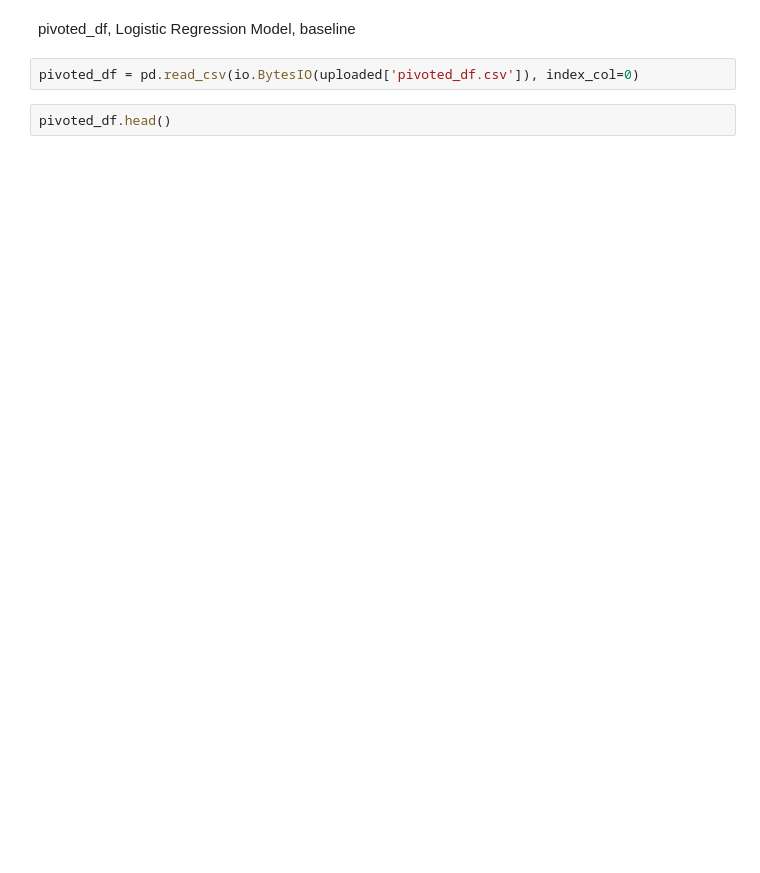
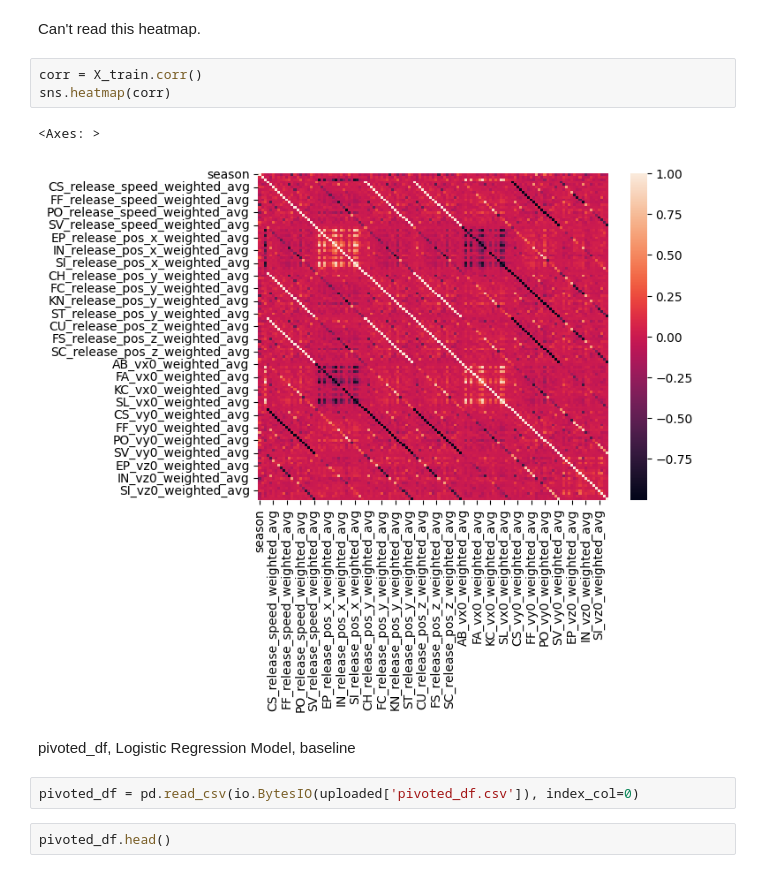
Before and after one commit to jjstreaman/Project_5_, a Jupyter notebook: model_notebook_2.ipynb, the cells around one changed output. Cells and saved outputs as stored; diff of their text form; blank space fills up the shorter version.

```diff
--- a/model_notebook_2.ipynb
+++ b/model_notebook_2.ipynb
@@ -29,6 +32,14 @@ from google.colab import files
 uploaded = files.upload()
 # %% [output]
 [interactive output not drawn]
+# %% [markdown]
+Can't read this heatmap.
+# %%
+corr = X_train.corr()
+sns.heatmap(corr)
+# %% [output]
+<Axes: >
+[figure, added]
 # %% [markdown]
 pivoted_df, Logistic Regression Model, baseline
 # %%
```
Also changed, not shown: parts of 93 cells of this notebook, 3 other files.
